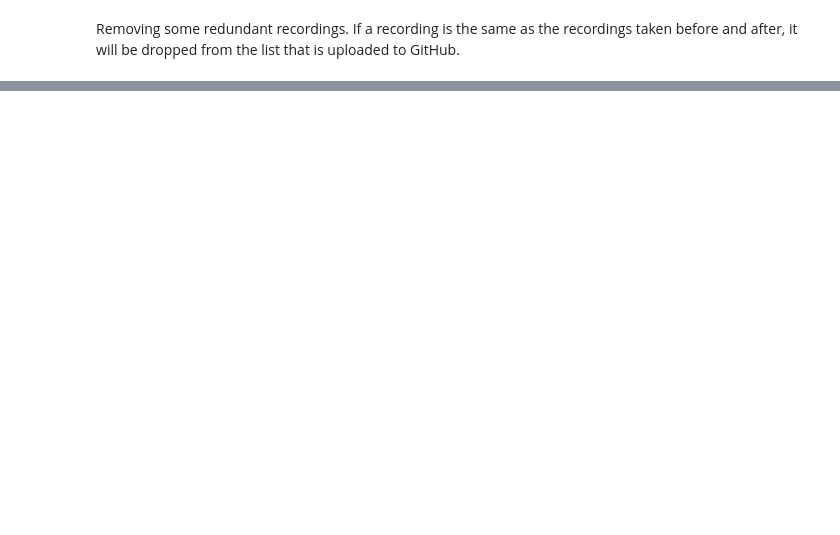
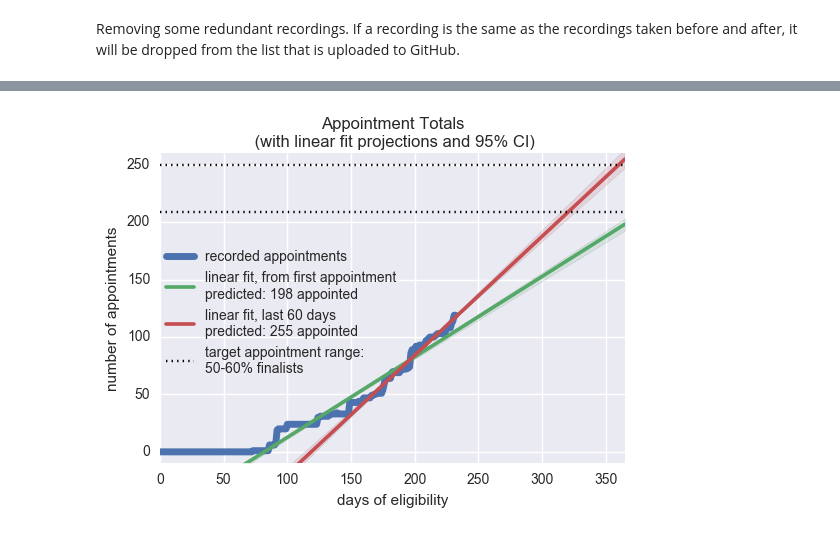
Before and after one commit to keklarup/PMF, a Jupyter notebook: Appointment_Rates_Github.ipynb, the cells around one changed output, grey strips where cells are left out. Cells and saved outputs as stored; diff of their text form; code cells hidden in the pictures; blank space fills up the shorter version.

```diff
--- a/Appointment_Rates_Github.ipynb
+++ b/Appointment_Rates_Github.ipynb
@@ -86,0 +210,7 @@ df.to_csv('Appointments2017-GitHub.csv',index=False)
+# %%
+df_appointments=pd.read_csv('appointmentAgencies_170731.csv')
+# %%
+unfortunates=df_appointments.loc[(df_appointments.loc[:,'Agency/Sub-Agency']=='Department of State')&(
+        df_appointments.loc[:,'Start Date'].isnull()),'Name'].values
+# %%
+df.ix[df.loc[:,'Name'].isin(unfortunates),5:]=0
@@ -86,0 +233,34 @@ df.to_csv('Appointments2017-GitHub.csv',index=False)
+# %%
+df_rate2=pd.DataFrame();
+df_rate2['days']=range(0,df_rate.tail(1)['days'].values[0]+1);
+df_rate2['count']=0;
+for x in range(0,len(df_rate)):
+    df_rate2.loc[df_rate2.loc[:,'days']==df_rate.loc[x,'days'],'count']=df_rate.loc[x,'count'];
+for x in range(1, len(df_rate2)):
+    if df_rate2.loc[x,'count']==0:
+        df_rate2.loc[x,'count']=df_rate2.loc[x-1,'count']
+# %%
+plt.xlim([0,365])
+plt.plot(df_rate2['days'].values, df_rate2['count'].values,linewidth=5,
+         label='recorded appointments');
+i=df_rate2.loc[df_rate2.loc[:,'count']>0,'days'].values[0]
+z=np.polyfit(df_rate2['days'].values[i:], df_rate2['count'].values[i:], 1);
+p = np.poly1d(z);
+p1=sns.regplot(df_rate2['days'].values[i:], df_rate2['count'].values[i:],scatter=False,ci=95,order=1,
+            label='linear fit, from first appointment\npredicted: %s appointed'%(np.int(np.round(p(365)))))
+
+i=(df_rate2.tail(1)['days']-60).values[0]
+z=np.polyfit(df_rate2['days'].values[i:], df_rate2['count'].values[i:], 1);
+p = np.poly1d(z);
+p2=sns.regplot(df_rate2['days'].values[i:], df_rate2['count'].values[i:],scatter=False,ci=95,order=1,
+            label='linear fit, last 60 days\npredicted: %s appointed'%(np.int(np.round(p(365)))))
+plt.xlim([0,365])
+plt.ylim([-10,260])
+plt.axhline(417*.5,color='black',linestyle=':',label='target appointment range:\n50-60% finalists');
+plt.axhline(417*.6,color='black',linestyle=':');
+plt.legend(bbox_to_anchor=(.55, .75),loc=1,borderaxespad=1.);
+plt.xlabel('days of eligibility');
+plt.ylabel('number of appointments');
+plt.title('Appointment Totals\n (with linear fit projections and 95% CI)');
+# %% [output]
+[figure, added]
```
Also changed, not shown: parts of 23 cells of this notebook, 3 other files.
